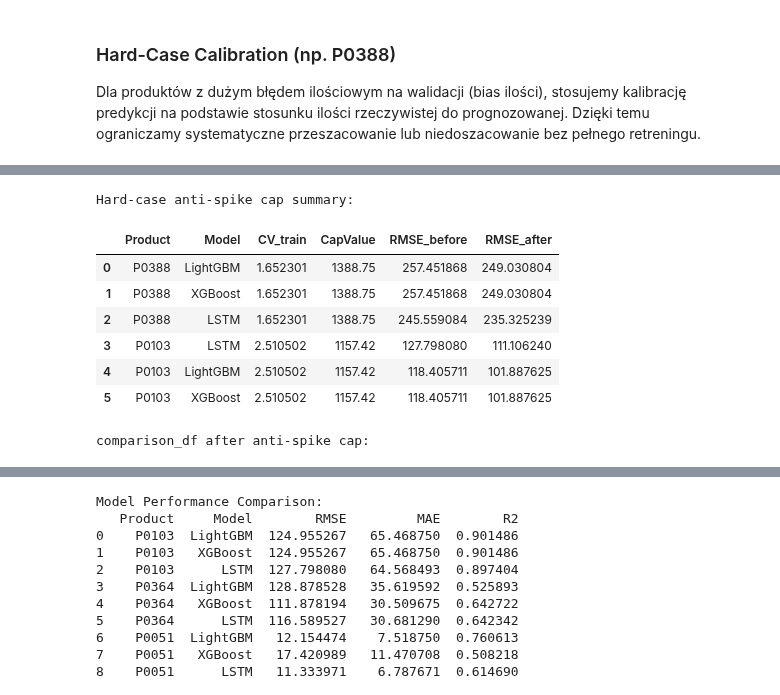
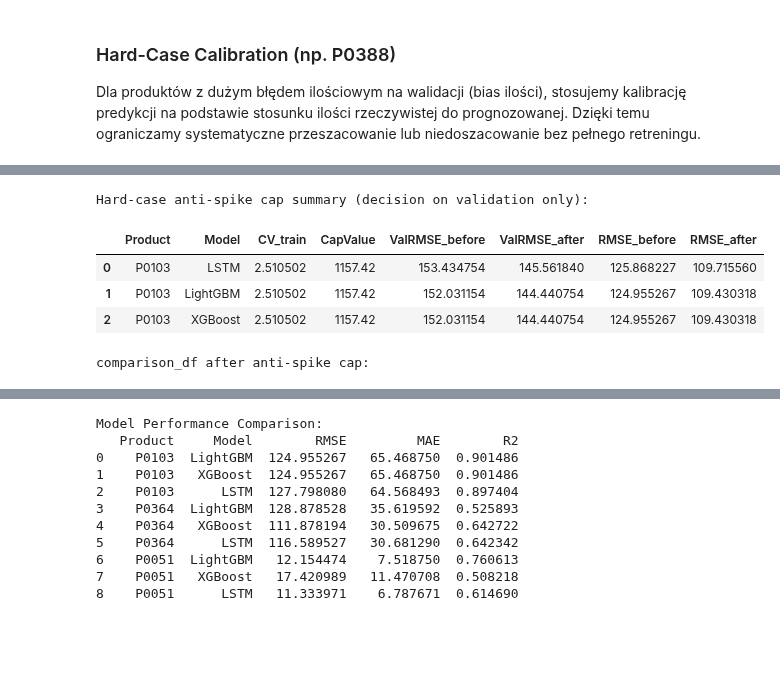
Before and after one commit to Promess02/OptimAIze, a Jupyter notebook: sales_forecasting_models.ipynb, the cells around one changed output, grey strips where cells are left out. Drawn from its saved outputs; the diff is of its cells as text; code cells hidden in the pictures; blank space fills up the shorter version.

```diff
--- a/sales_forecasting_models.ipynb
+++ b/sales_forecasting_models.ipynb
@@ -1715,9 +1756,19 @@ Updated comparison_df after hard-case handling:
 # %%
 # Hard-case anti-spike cap: clip forecasts for bursty products using train quantiles
+# IMPORTANT: cap decision is made on VALIDATION only (no test leakage).
 
 HARD_CASE_CAP_CV_THRESHOLD = 1.25
 HARD_CASE_CAP_Q = 0.90
 HARD_CASE_CAP_MULT = 1.10
+
+
+def _cap_get_val_vectors(model_name, product, res):
+    strategy = res.get('selected_strategy', '')
+    if model_name in {'LightGBM', 'XGBoost'}:
+        return _tree_val_preds(product, model_name, strategy)
+
+    seq_offset = res.get('sequence_offset', best_params.get('time_steps', 7))
+    return _lstm_val_preds(product, strategy, seq_offset)
 
 
 def _apply_hardcase_prediction_cap(model_name, result_dict):
@@ -1735,22 +1786,40 @@ def _apply_hardcase_prediction_cap(model_name, result_dict):
         cap_value = float(train_df['sales'].quantile(HARD_CASE_CAP_Q) * HARD_CASE_CAP_MULT)
         cap_value = max(cap_value, 0.0)
 
-        y_test = np.asarray(res['y_test']).astype(float).ravel()
-        preds_old = np.asarray(res['preds']).astype(float).ravel()
-
-        n = min(len(y_test), len(preds_old))
-        if n < 5:
+        # Validation vectors for leakage-free decision
+        y_val, p_val = _cap_get_val_vectors(model_name, product, res)
+        if y_val is None or p_val is None:
             continue
 
-        y_eval = y_test[:n]
-        p_old = preds_old[:n]
-        p_new = np.clip(np.minimum(p_old, cap_value), 0, None)
+        y_val = np.asarray(y_val).astype(float).ravel()
+        p_val = np.asarray(p_val).astype(float).ravel()
+        n_val = min(len(y_val), len(p_val))
+        if n_val < 5:
+            continue
 
-        rmse_old = float(np.sqrt(mean_squared_error(y_eval, p_old)))
-        rmse_new = float(np.sqrt(mean_squared_error(y_eval, p_new)))
+        y_val_eval = y_val[:n_val]
+        p_val_old = p_val[:n_val]
+        p_val_new = np.clip(np.minimum(p_val_old, cap_value), 0, None)
 
-        # Apply cap only if improves RMSE by at least 1%
-        if rmse_new <= rmse_old * 0.99:
+        val_rmse_old = float(np.sqrt(mean_squared_error(y_val_eval, p_val_old)))
+        val_rmse_new = float(np.sqrt(mean_squared_error(y_val_eval, p_val_new)))
+
+        # Apply cap only if improves VALIDATION RMSE by at least 1%
+        if val_rmse_new <= val_rmse_old * 0.99:
+            y_test = np.asarray(res['y_test']).astype(float).ravel()
+            preds_old = np.asarray(res['preds']).astype(float).ravel()
+
+            n = min(len(y_test), len(preds_old))
+            if n < 5:
+                res['hard_case_cap_applied'] = False
+                continue
+
+            y_eval = y_test[:n]
+            p_new = np.clip(np.minimum(preds_old[:n], cap_value), 0, None)
+
+            rmse_old = float(np.sqrt(mean_squared_error(y_eval, preds_old[:n])))
+            rmse_new = float(np.sqrt(mean_squared_error(y_eval, p_new)))
+
             res['preds'] = p_new
             res['rmse'] = rmse_new
             res['mae'] = float(mean_absolute_error(y_eval, p_new))
@@ -1758,12 +1827,16 @@ def _apply_hardcase_prediction_cap(model_name, result_dict):
             res['r2'] = float(r2_new) if np.isfinite(r2_new) else np.nan
             res['hard_case_cap_applied'] = True
             res['hard_case_cap_value'] = cap_value
+            res['hard_case_cap_val_rmse_before'] = val_rmse_old
+            res['hard_case_cap_val_rmse_after'] = val_rmse_new
 
             cap_rows.append({
                 'Product': product,
                 'Model': model_name,
                 'CV_train': cv,
                 'CapValue': cap_value,
+                'ValRMSE_before': val_rmse_old,
+                'ValRMSE_after': val_rmse_new,
                 'RMSE_before': rmse_old,
                 'RMSE_after': rmse_new
             })
@@ -1779,48 +1852,45 @@ cap_rows.extend(_apply_hardcase_prediction_cap('XGBoost', xgb_results))
 cap_rows.extend(_apply_hardcase_prediction_cap('LSTM', lstm_results))
 
 hardcase_cap_df = pd.DataFrame(cap_rows)
-print('Hard-case anti-spike cap summary:')
+print('Hard-case anti-spike cap summary (decision on validation only):')
 if hardcase_cap_df.empty:
-    print('No cap update improved RMSE by >= 1%.')
+    print('No cap update met validation improvement threshold (>=1%).')
 else:
-    display(hardcase_cap_df.sort_values(['RMSE_before'], ascending=False).reset_index(drop=True))
+    display(hardcase_cap_df.sort_values(['ValRMSE_before'], ascending=False).reset_index(drop=True))
 
 # Refresh comparison_df after cap step
 comparison_data = []
 for product in top_products:
     comparison_data.append({
         'Product': product,
         'Model': 'LightGBM',
         'RMSE': lgbm_results[product]['rmse'],
         'MAE': lgbm_results[product]['mae'],
         'R2': lgbm_results[product]['r2']
     })
     comparison_data.append({
         'Product': product,
         'Model': 'XGBoost',
         'RMSE': xgb_results[product]['rmse'],
         'MAE': xgb_results[product]['mae'],
         'R2': xgb_results[product]['r2']
     })
     comparison_data.append({
         'Product': product,
         'Model': 'LSTM',
         'RMSE': lstm_results[product]['rmse'],
         'MAE': lstm_results[product]['mae'],
         'R2': lstm_results[product]['r2']
     })
 comparison_df = pd.DataFrame(comparison_data)
 
 print('\ncomparison_df after anti-spike cap:')
 display(comparison_df.sort_values(['Product', 'RMSE']).reset_index(drop=True))
 # %% [output]
-Hard-case anti-spike cap summary:
+Hard-case anti-spike cap summary (decision on validation only):
-|  | Product | Model | CV_train | CapValue | RMSE_before | RMSE_after |
-| 0 | P0388 | LightGBM | 1.652301 | 1388.75 | 257.451868 | 249.030804 |
-| 1 | P0388 | XGBoost | 1.652301 | 1388.75 | 257.451868 | 249.030804 |
-| 2 | P0388 | LSTM | 1.652301 | 1388.75 | 245.559084 | 235.325239 |
-| 3 | P0103 | LSTM | 2.510502 | 1157.42 | 127.798080 | 111.106240 |
-| 4 | P0103 | LightGBM | 2.510502 | 1157.42 | 118.405711 | 101.887625 |
-| 5 | P0103 | XGBoost | 2.510502 | 1157.42 | 118.405711 | 101.887625 |
+|  | Product | Model | CV_train | CapValue | ValRMSE_before | ValRMSE_after | RMSE_before | RMSE_after |
+| 0 | P0103 | LSTM | 2.510502 | 1157.42 | 153.434754 | 145.561840 | 125.868227 | 109.715560 |
+| 1 | P0103 | LightGBM | 2.510502 | 1157.42 | 152.031154 | 144.440754 | 124.955267 | 109.430318 |
+| 2 | P0103 | XGBoost | 2.510502 | 1157.42 | 152.031154 | 144.440754 | 124.955267 | 109.430318 |
 comparison_df after anti-spike cap:
 |  | Product | Model | RMSE | MAE | R2 |
```
Also changed, not shown: parts of 12 cells of this notebook.
